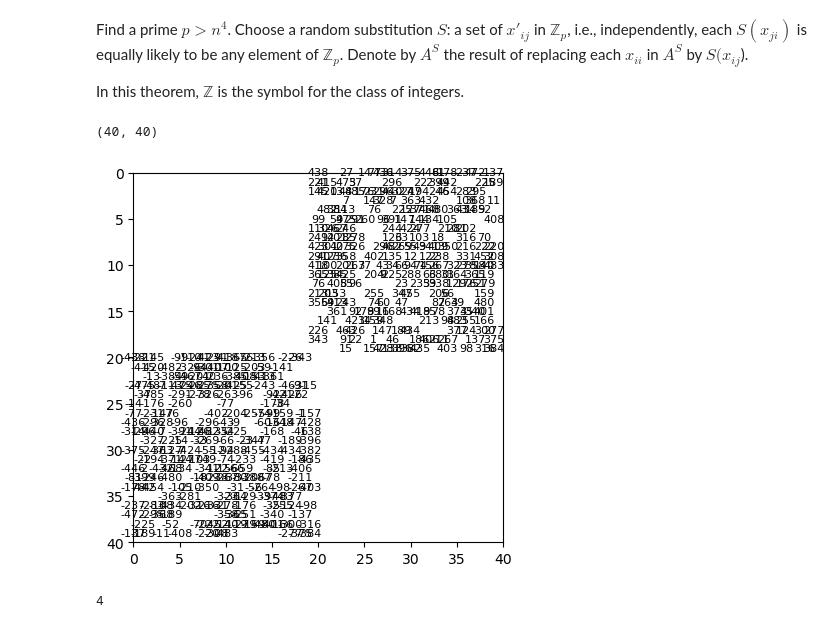
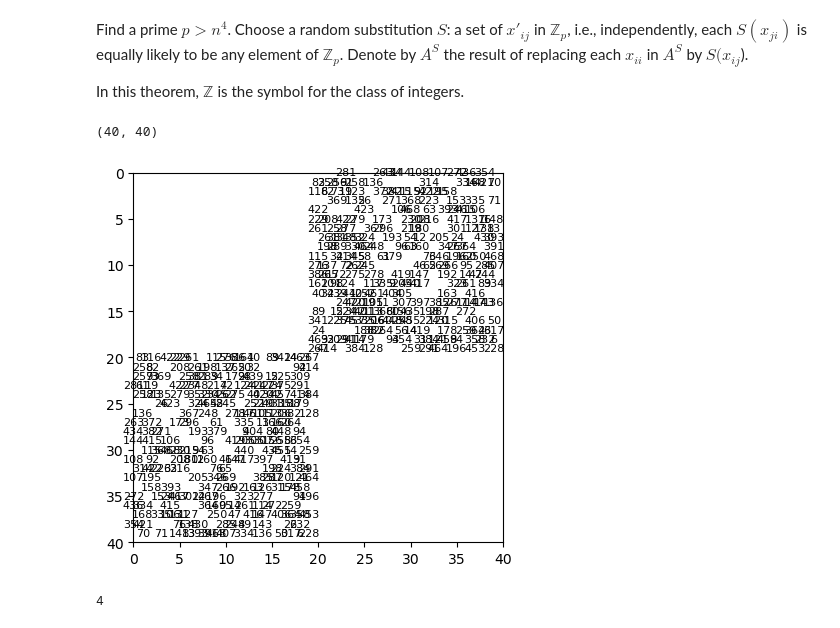
Before and after one commit to GregorySchwing/MatchingInPython, a Jupyter notebook: ParallelMatching.ipynb, the cells around one changed output. Drawn from its saved outputs; the diff is of its cells as text; code cells hidden in the pictures.

```diff
--- a/ParallelMatching.ipynb
+++ b/ParallelMatching.ipynb
@@ -191,17 +187,17 @@ In this theorem, $\mathbb{Z}$ is the symbol for the class of integers.
 # %%
 import time
 import numpy as np
 start_time = time.time()
 # Set the data array in place to random integers between 0 and nnz
 randomEdgeWeights = np.random.randint(1, 2*lower_triangle.nnz + 1, size=lower_triangle.nnz)
 random_lower_triangle=lower_triangle.copy()
 random_lower_triangle.data=randomEdgeWeights
-random_tutte=random_lower_triangle+(random_lower_triangle.T*-1)
+random_tutte=random_lower_triangle+(random_lower_triangle.T)
 print(random_tutte.shape)
 plot_randomized_adjacency_matrix(random_tutte)
 # %% [output]
 (40, 40)
-[figure, old version]
+[figure, new version]
 # %%
 #https://gist.github.com/luizfelippesr/5965a536d202b913beda9878a2f8ef3e
 import scipy.sparse as spr
```
Also changed, not shown: parts of 9 cells of this notebook.
